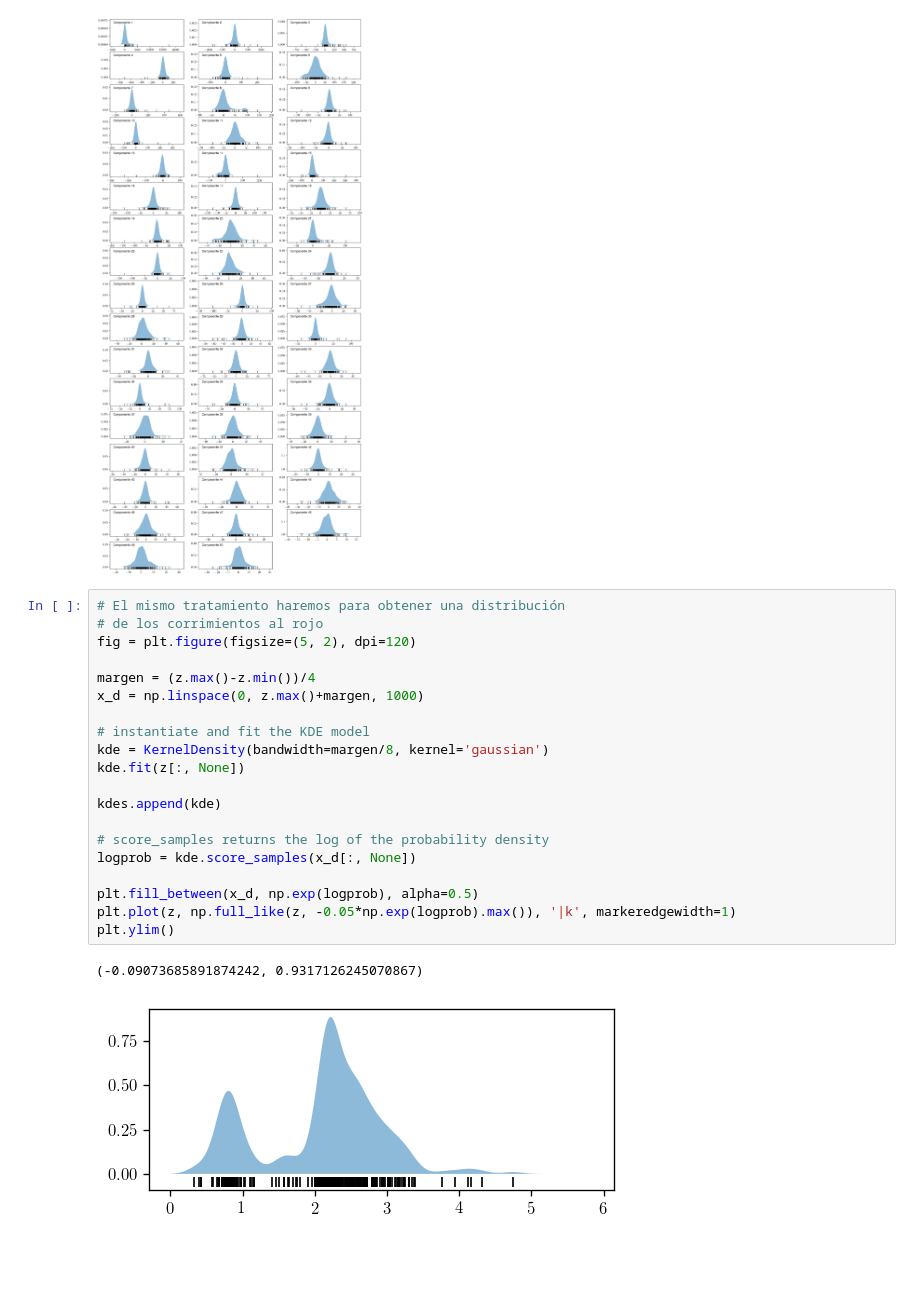
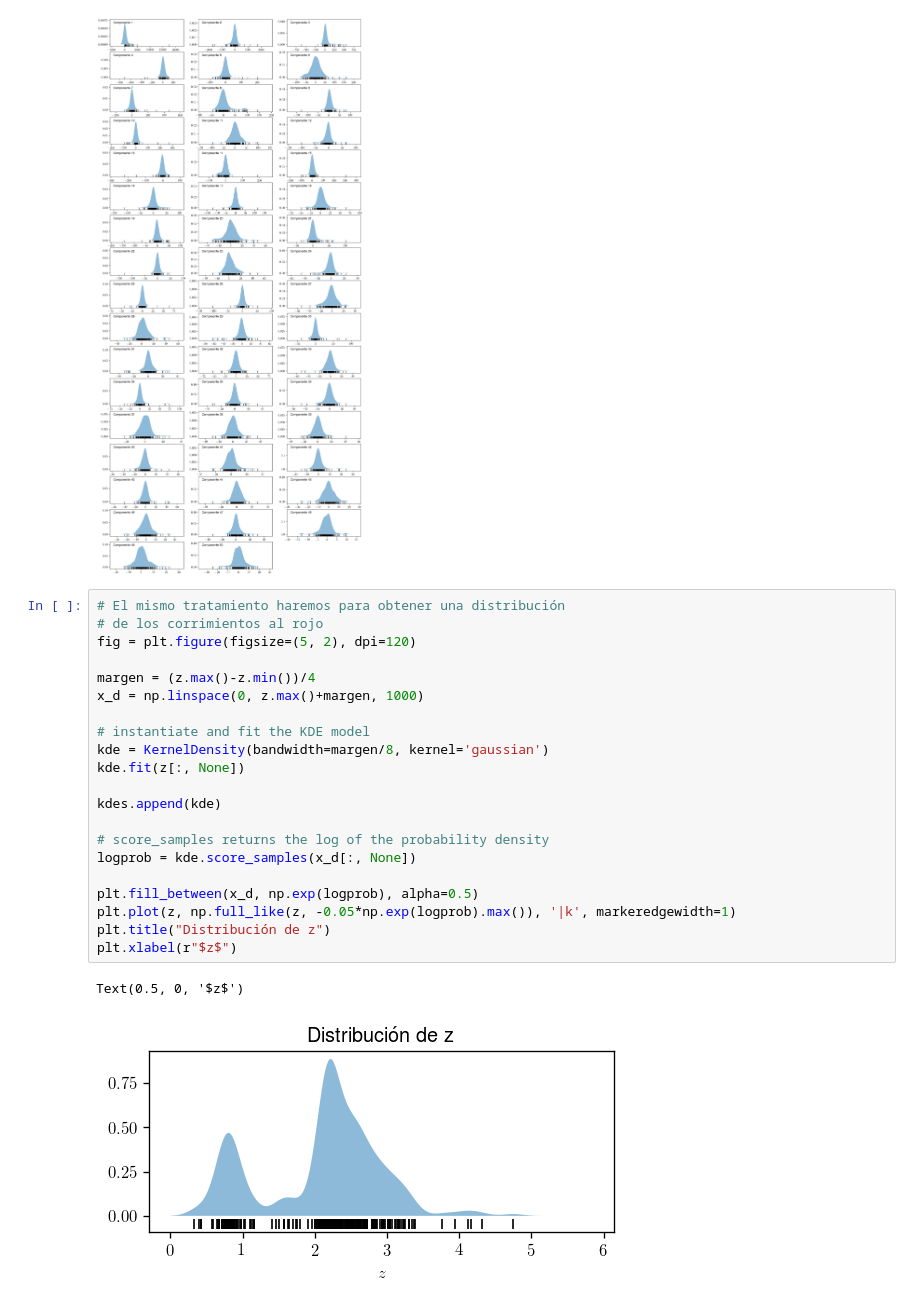
Before and after one commit to ChavezUriel/ProyectoPOOE, a Jupyter notebook: PCA.ipynb, the cells around one changed output. Cells and saved outputs as stored; diff of their text form; blank space fills up the shorter version.

```diff
--- a/PCA.ipynb
+++ b/PCA.ipynb
@@ -416,23 +424,24 @@ for i in range(n_components):
 # %%
 # El mismo tratamiento haremos para obtener una distribución
 # de los corrimientos al rojo
 fig = plt.figure(figsize=(5, 2), dpi=120)
 
 margen = (z.max()-z.min())/4
 x_d = np.linspace(0, z.max()+margen, 1000)
 
 # instantiate and fit the KDE model
 kde = KernelDensity(bandwidth=margen/8, kernel='gaussian')
 kde.fit(z[:, None])
 
 kdes.append(kde)
 
 # score_samples returns the log of the probability density
 logprob = kde.score_samples(x_d[:, None])
 
 plt.fill_between(x_d, np.exp(logprob), alpha=0.5)
 plt.plot(z, np.full_like(z, -0.05*np.exp(logprob).max()), '|k', markeredgewidth=1)
-plt.ylim()
+plt.title("Distribución de z")
+plt.xlabel(r"$z$")
 # %% [output]
-(-0.09073685891874242, 0.9317126245070867)
+Text(0.5, 0, '$z$')
-[figure, old version]
+[figure, new version]
```
Also changed, not shown: parts of 1 cell of this notebook.
